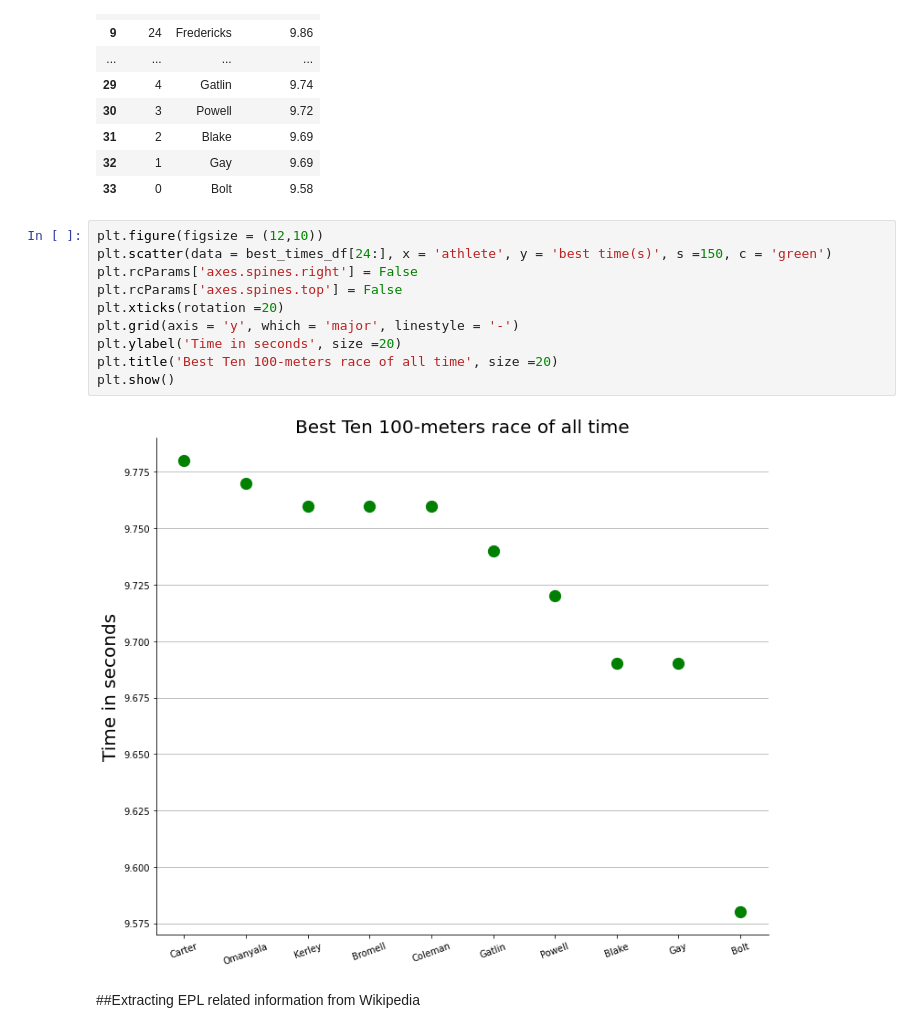
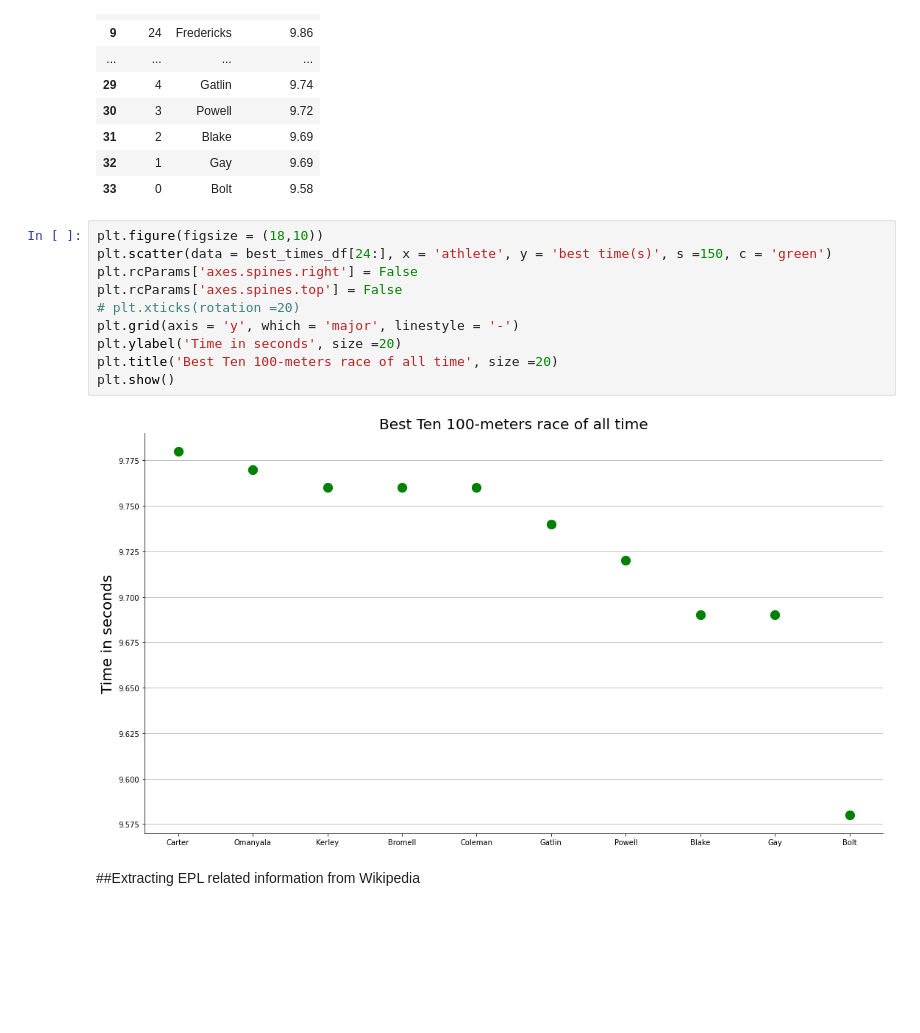
Before and after one commit to Delonix7/Data_Science_Essentials, a Jupyter notebook: Web_Scraping_with_Python.ipynb, the cells around one changed output. Cells and saved outputs as stored; diff of their text form; blank space fills up the shorter version.

```diff
--- a/Web_Scraping_with_Python.ipynb
+++ b/Web_Scraping_with_Python.ipynb
@@ -490,17 +490,17 @@ best_times_df
 | 32 | 1 | Gay | 9.69 |
 | 33 | 0 | Bolt | 9.58 |
 # %%
-plt.figure(figsize = (12,10))
+plt.figure(figsize = (18,10))
 plt.scatter(data = best_times_df[24:], x = 'athlete', y = 'best time(s)', s =150, c = 'green')
 plt.rcParams['axes.spines.right'] = False
 plt.rcParams['axes.spines.top'] = False
-plt.xticks(rotation =20)
+# plt.xticks(rotation =20)
 plt.grid(axis = 'y', which = 'major', linestyle = '-')
 plt.ylabel('Time in seconds', size =20)
 plt.title('Best Ten 100-meters race of all time', size =20)
 plt.show()
 # %% [output]
-[figure, old version]
+[figure, new version]
 # %% [markdown]
 ##Extracting EPL related information from Wikipedia
 # %%
```
